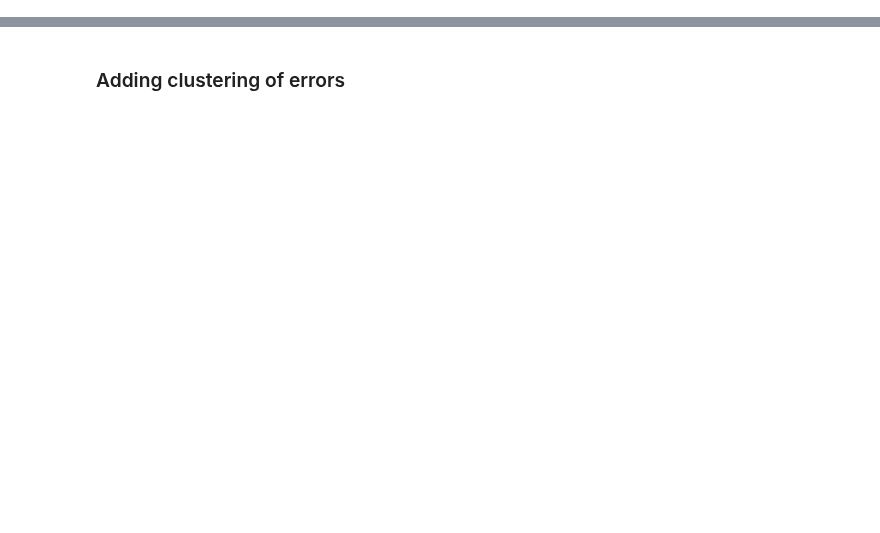
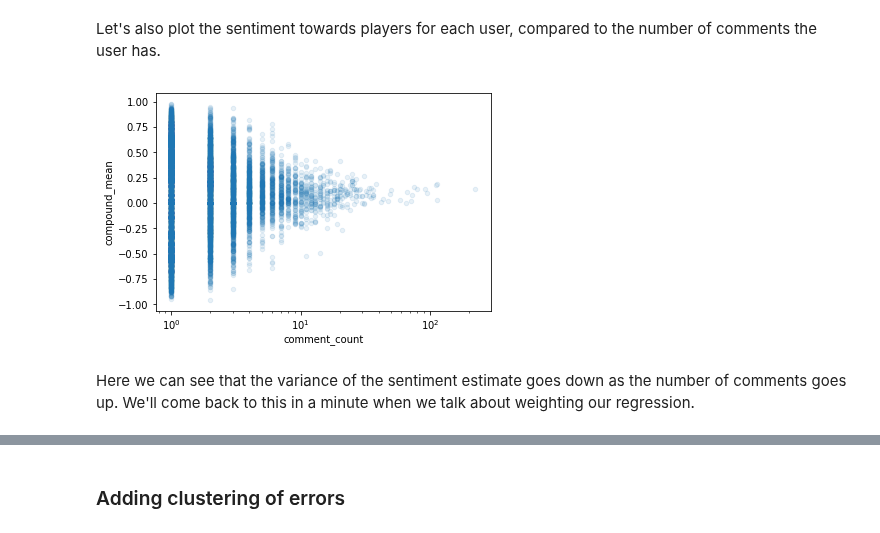
Before and after one commit to map222/trailofpapers, a Jupyter notebook: sentiment_sports/paper/regression_sentiment.ipynb, the cells around one changed output, grey strips where cells are left out. Drawn from its saved outputs; the diff is of its cells as text; code cells hidden in the pictures; blank space fills up the shorter version.

```diff
--- a/sentiment_sports/paper/regression_sentiment.ipynb
+++ b/sentiment_sports/paper/regression_sentiment.ipynb
@@ -32,0 +39,9 @@ nba_df[['Player', 'user', 'season', 'flair', 'compound_mean', 'comment_count', '
+# %% [markdown]
+Let's also plot the sentiment towards players for each user, compared to the number of comments the user has.
+# %%
+nba_df.sample(20000).plot.scatter('comment_count', 'compound_mean', alpha =0.1)
+plt.xscale('log')
+# %% [output]
+[figure, added]
+# %% [markdown]
+Here we can see that the variance of the sentiment estimate goes down as the number of comments goes up. We'll come back to this in a minute when we talk about weighting our regression.
```
Also changed, not shown: parts of 17 cells of this notebook, 1 other file.
